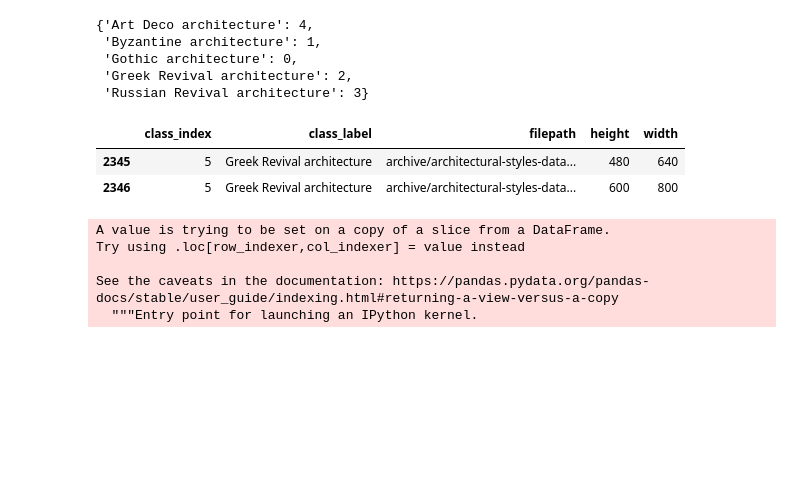
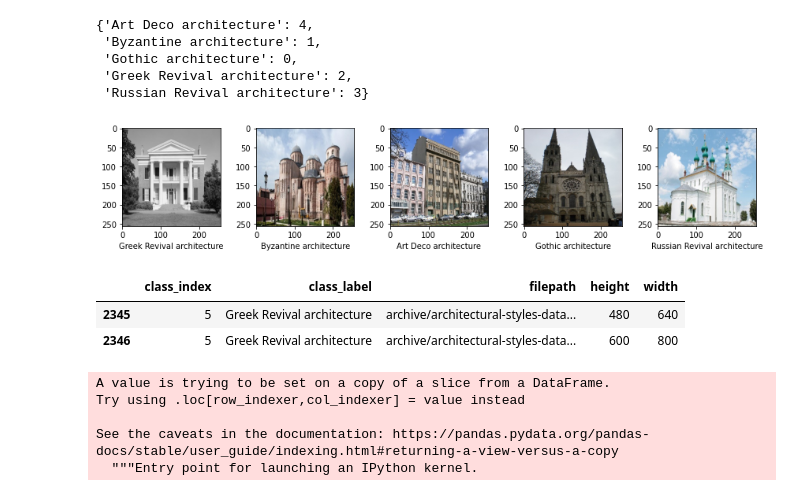
Before and after one commit to Physsionist/deep_architecture, a Jupyter notebook: model_fitting.ipynb, the cells around one changed output. Saved outputs shown, nothing was run; the diff lists cells and outputs as text; code cells hidden in the pictures; blank space fills up the shorter version.

```diff
--- a/model_fitting.ipynb
+++ b/model_fitting.ipynb
@@ -367,6 +363,18 @@ re_index
  'Gothic architecture': 0,
  'Greek Revival architecture': 2,
  'Russian Revival architecture': 3}
+# %%
+figure, axis = plt.subplots(1, 5, figsize =(12, 8))
+for i in range(5):
+    row = demo_df[demo_df['class_label'].isin(top5_favs)].iloc[i, 1:3]
+    img = cv2.imread(row[1])
+    axis[i].imshow(cv2.cvtColor(img, cv2.COLOR_BGR2RGB));
+    axis[i].set_xlabel(row[0])
+
+plt.tight_layout()
+plt.show()
+# %% [output]
+[figure, added]
 # %%
 df_filt = df[df['class_label'].isin(top5_favs)]
 df_filt.head(2)
```
Also changed, not shown: parts of 53 cells of this notebook.
